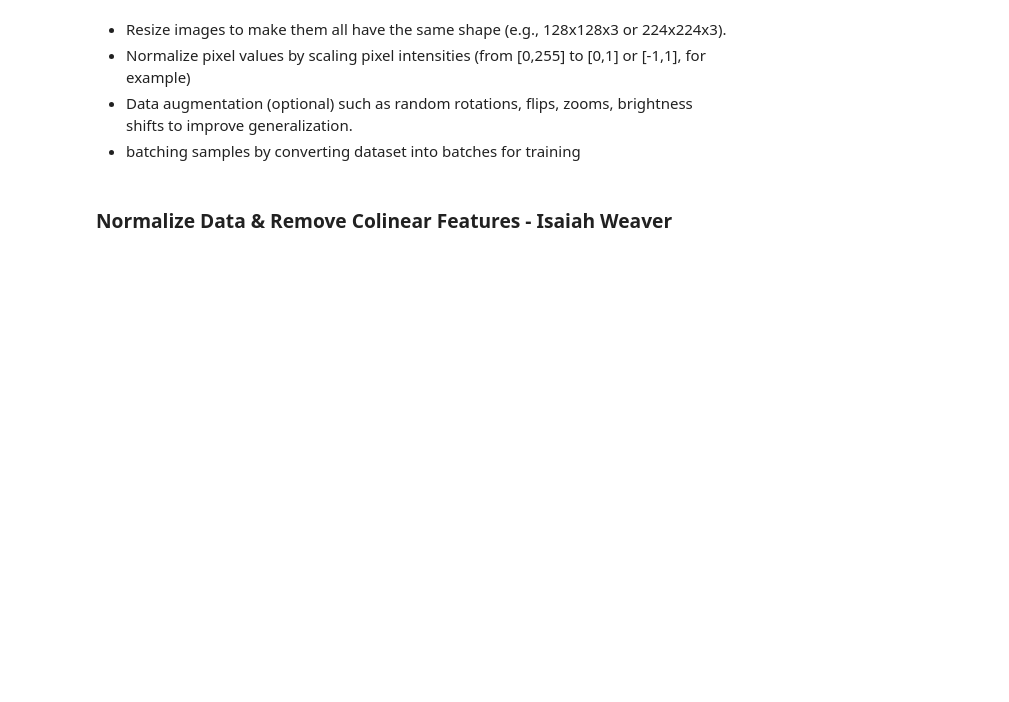
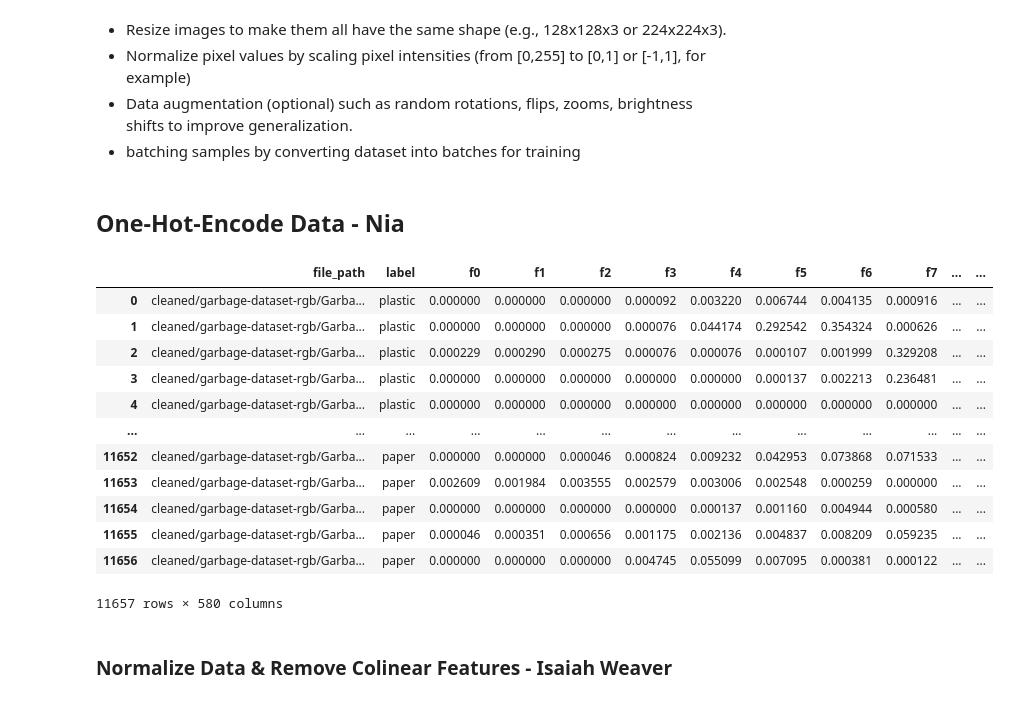
Before and after one commit to yvessong23/ML-TEAM-15, a Jupyter notebook: bin-buddies-cosc325-project-updated-yves.ipynb, the cells around one changed output. Cells and saved outputs as stored; diff of their text form; code cells hidden in the pictures; blank space fills up the shorter version.

```diff
--- a/bin-buddies-cosc325-project-updated-yves.ipynb
+++ b/bin-buddies-cosc325-project-updated-yves.ipynb
@@ -294,3 +259,21 @@ Processing paper_02933.jpg...
 # df = pd.DataFrame(rows)
 # df.to_csv("features.csv", index=False)
 # print(f"Created placeholder features.csv with {len(df)} entries and {df.shape[1]-2} features.")
+# %% [markdown]
+## One-Hot-Encode Data - Nia
+# %%
+df
+# %% [output]
+|  | file_path | label | f0 | f1 | f2 | f3 | f4 | f5 | f6 | f7 | ... | ... |
+| 0 | cleaned/garbage-dataset-rgb/Garba... | plastic | 0.000000 | 0.000000 | 0.000000 | 0.000092 | 0.003220 | 0.006744 | 0.004135 | 0.000916 | ... | ... |
+| 1 | cleaned/garbage-dataset-rgb/Garba... | plastic | 0.000000 | 0.000000 | 0.000000 | 0.000076 | 0.044174 | 0.292542 | 0.354324 | 0.000626 | ... | ... |
+| 2 | cleaned/garbage-dataset-rgb/Garba... | plastic | 0.000229 | 0.000290 | 0.000275 | 0.000076 | 0.000076 | 0.000107 | 0.001999 | 0.329208 | ... | ... |
+| 3 | cleaned/garbage-dataset-rgb/Garba... | plastic | 0.000000 | 0.000000 | 0.000000 | 0.000000 | 0.000000 | 0.000137 | 0.002213 | 0.236481 | ... | ... |
+| 4 | cleaned/garbage-dataset-rgb/Garba... | plastic | 0.000000 | 0.000000 | 0.000000 | 0.000000 | 0.000000 | 0.000000 | 0.000000 | 0.000000 | ... | ... |
+| ... | ... | ... | ... | ... | ... | ... | ... | ... | ... | ... | ... | ... |
+| 11652 | cleaned/garbage-dataset-rgb/Garba... | paper | 0.000000 | 0.000000 | 0.000046 | 0.000824 | 0.009232 | 0.042953 | 0.073868 | 0.071533 | ... | ... |
+| 11653 | cleaned/garbage-dataset-rgb/Garba... | paper | 0.002609 | 0.001984 | 0.003555 | 0.002579 | 0.003006 | 0.002548 | 0.000259 | 0.000000 | ... | ... |
+| 11654 | cleaned/garbage-dataset-rgb/Garba... | paper | 0.000000 | 0.000000 | 0.000000 | 0.000000 | 0.000137 | 0.001160 | 0.004944 | 0.000580 | ... | ... |
+| 11655 | cleaned/garbage-dataset-rgb/Garba... | paper | 0.000046 | 0.000351 | 0.000656 | 0.001175 | 0.002136 | 0.004837 | 0.008209 | 0.059235 | ... | ... |
+| 11656 | cleaned/garbage-dataset-rgb/Garba... | paper | 0.000000 | 0.000000 | 0.000000 | 0.004745 | 0.055099 | 0.007095 | 0.000381 | 0.000122 | ... | ... |
+11657 rows × 580 columns
```
Also changed, not shown: parts of 11 cells of this notebook.
